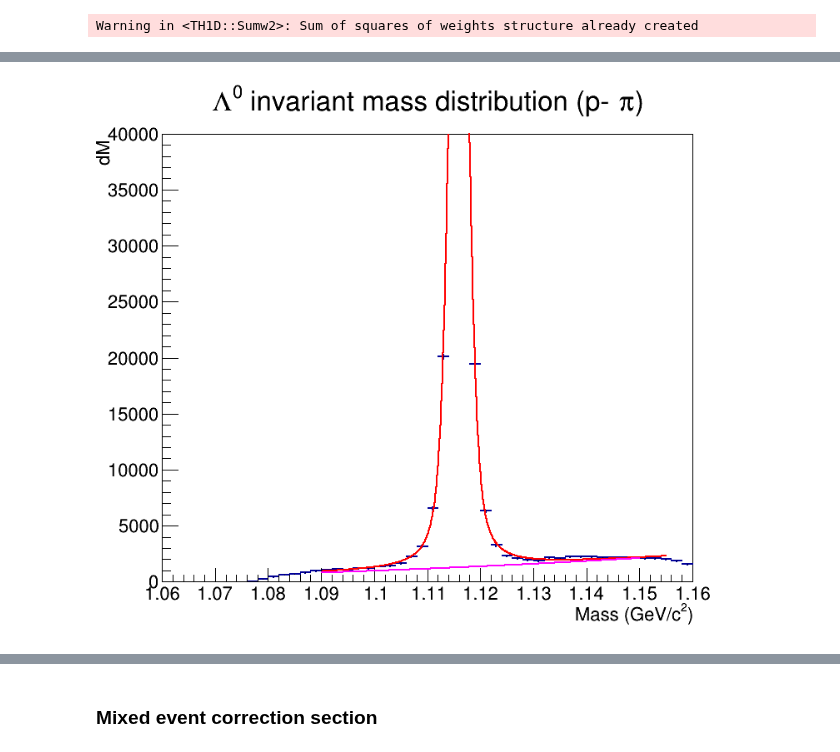
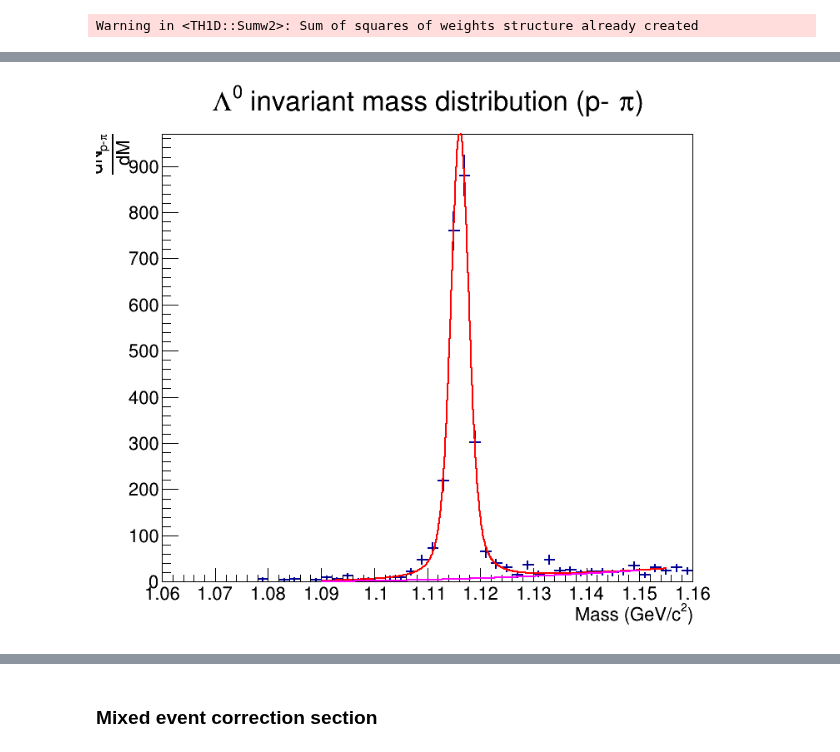
Before and after one commit to rhanniga/lambda-over-hadron, a Jupyter notebook: mc/offline/v0_closure_test.ipynb, the cells around one changed output, grey strips where cells are left out. Saved outputs shown, nothing was run; the diff lists cells and outputs as text; code cells hidden in the pictures.

Commit message:
more sideband additions, looking at inv mass from h-lambda dist

```diff
--- a/mc/offline/v0_closure_test.ipynb
+++ b/mc/offline/v0_closure_test.ipynb
@@ -45,7 +51,7 @@ h_h_mixed_0_20 = input_list_0_20.FindObject("fDphiHHMixed")
 h_h_0_20_mc = input_list_0_20.FindObject("fDphiHH_MC")
 h_h_mixed_0_20_mc = input_list_0_20.FindObject("fDphiHHMixed_MC")
 # %%
-h_lambda_0_20 = input_list_0_20.FindObject("fDphiHLambdaEff_MCKin")
+h_lambda_0_20 = input_list_0_20.FindObject("fDphiHLambdaEff")
 h_lambda_mixed_0_20 = input_list_0_20.FindObject("fDphiHLambdaMixed")
 h_lambda_0_20_mc = input_list_0_20.FindObject("fDphiHLambda_MC")
 h_lambda_mixed_0_20_mc = input_list_0_20.FindObject("fDphiHLambdaMixed_MC")
@@ -190,7 +198,7 @@ c.Draw()
 # %%
 # eta cuts first
 lambda_dist_0_20.GetAxis(2).SetRangeUser(-0.8, 0.8)
-lambda_mass_dist_0_20 = lambda_dist_0_20.Projection(3).Clone("lambda_mass_dist_0_20")
+lambda_mass_dist_0_20 = h_lambda_0_20.Projection(4).Clone("lambda_mass_dist_0_20")
 # %%
 lambda_mass_dist_0_20.SetTitle("#Lambda^{0} invariant mass distribution (p-#pi)")
 lambda_mass_dist_0_20.Sumw2()
@@ -246,16 +254,14 @@ c.Draw()
 # %%
 bg_fit_0_20 = rt.TF1("bg_fit_0_20", "pol2", 1.09, 1.15)
 bg_fit_0_20.SetParameter(0, lambda_mass_fit_0_20.GetParameter(4))
 bg_fit_0_20.SetParameter(1, lambda_mass_fit_0_20.GetParameter(5))
 bg_fit_0_20.SetParameter(2, lambda_mass_fit_0_20.GetParameter(6))
 bg_fit_0_20.SetNpx(1000)
 bg_fit_0_20.SetLineColor(rt.kMagenta)
-lambda_mass_dist_fit_0_20.GetYaxis().SetRangeUser(0, 40000)
-lambda_mass_dist_fit_0_20.Draw()
 bg_fit_0_20.Draw("SAME")
 c.Draw()
 # %% [output]
-[figure, old version]
+[figure, new version]
 # %%
 left_signal_bin_0_20 = lambda_mass_dist_fit_0_20.FindBin(SIG_MIN)
 right_signal_bin_0_20 = lambda_mass_dist_fit_0_20.FindBin(SIG_MAX)
```
Also changed, not shown: parts of 38 cells of this notebook.
